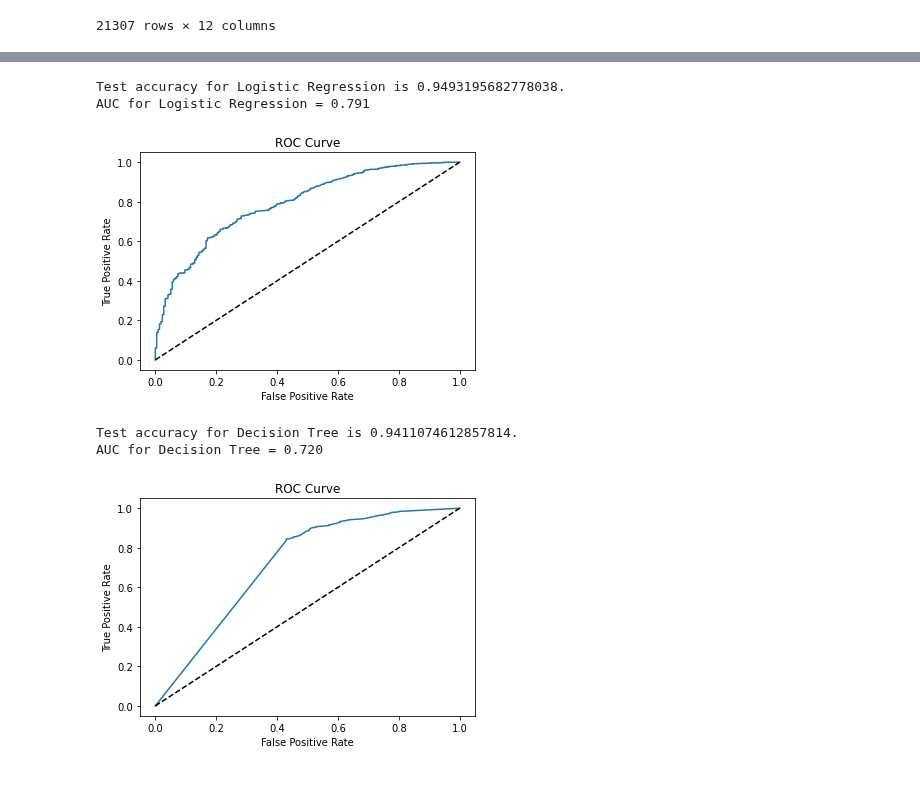
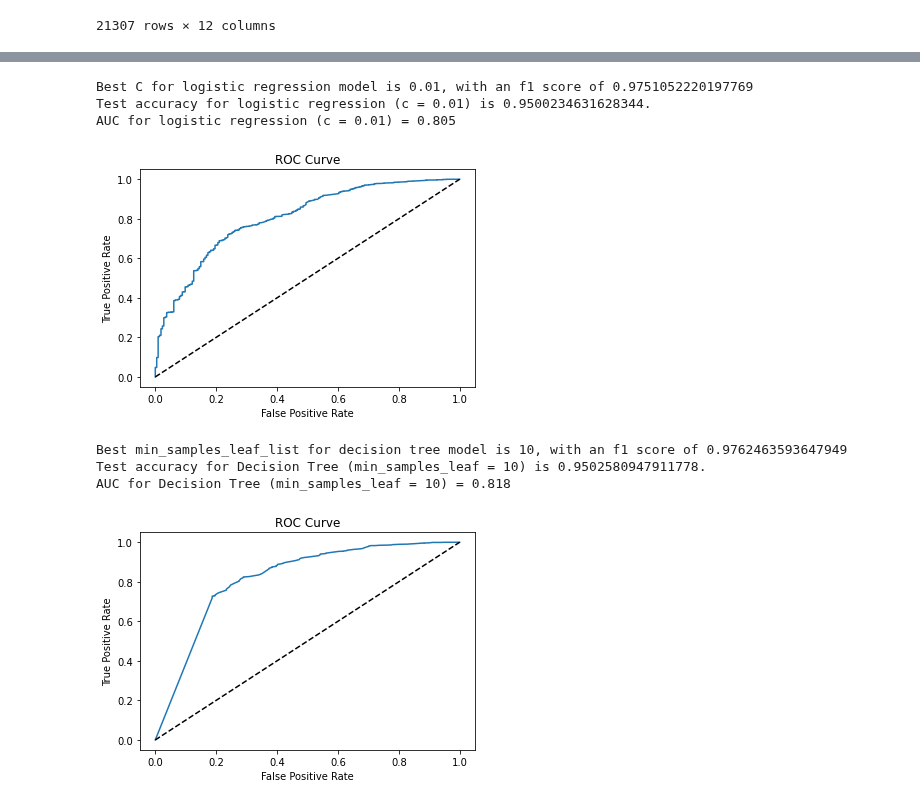
Before and after one commit to ceciliastern/ds_term_project, a Jupyter notebook: Model (Snapshot) - Happiness Dataset.ipynb, the cells around one changed output, grey strips where cells are left out. Cells and saved outputs as stored; diff of their text form; code cells hidden in the pictures.

```diff
--- a/Model (Snapshot) - Happiness Dataset.ipynb
+++ b/Model (Snapshot) - Happiness Dataset.ipynb
@@ -359,6 +359,14 @@ predictors = ['period', 'vote_mean', 'vote_count', 'commentId_count',
               'likes_sum', 'likes_mean', 'dislikes_sum','dislikes_mean',
               'commentLen_mean']
 # %%
+from sklearn.linear_model import LogisticRegression
+from sklearn.tree import DecisionTreeClassifier
+from sklearn.neighbors import KNeighborsClassifier
+from sklearn import metrics
+from sklearn.model_selection import cross_val_score
+
+
+# Train and test a single model and report its accuracy, roc, and auc
 def runModel(model, x_train, y_train, x_test, y_test, model_name):
     model.fit(x_train, y_train)
     y_pred = model.predict(x_test)
@@ -379,25 +387,51 @@ def runModel(model, x_train, y_train, x_test, y_test, model_name):
     print ("AUC for {0} = {1:.3f}".format(model_name,
                                           metrics.roc_auc_score(y_test,
                                                                 probs)))
+
+def paramsSweep(models, x_train, y_train, params, param_name, model_name):
+    best_f1 = -1
+    best_idx = -1
+    for i in range(len(models)):
+        avg_f1 = cross_val_score(models[i], x_train, y_train, cv=5,
+                                 scoring="f1").mean()
+        best_idx = i if avg_f1 > best_f1 else best_idx
+        best_f1 = max(avg_f1, best_f1)
+
+    best_param = params[best_idx]
+    best_model = models[best_idx]
+
+    print(f"Best {param_name} for {model_name} is {best_param}, " +
+          f"with an f1 score of {best_f1}")
+    return best_model, best_f1
 # %%
-from sklearn.linear_model import LogisticRegression
-from sklearn import metrics
+# train and tune models
+# Logistic regression
+C_list = [0.01, 0.03, 0.1, 0.3, 1, 3]
+lr_models = [LogisticRegression(C=i, max_iter=500) for i in C_list]
+best_model, best_f1 = paramsSweep(lr_models, x_train[predictors],
+                                  x_train[target], C_list, "C",
+                                  "logistic regression model")
 
-model = LogisticRegression(solver='liblinear')
-runModel(model, x_train[predictors], x_train[target],
-         x_test[predictors], x_test[target], model_name="Logistic Regression")
+runModel(best_model, x_train[predictors], x_train[target],
+          x_test[predictors], x_test[target],
+          model_name=f"logistic regression (c = {best_model.C})")
 # %% [output]
-Test accuracy for Logistic Regression is 0.9493195682778038.
-AUC for Logistic Regression = 0.791
+Best C for logistic regression model is 0.01, with an f1 score of 0.9751052220197769
+Test accuracy for logistic regression (c = 0.01) is 0.9500234631628344.
+AUC for logistic regression (c = 0.01) = 0.805
-[figure, old version]
+[figure, new version]
 # %%
-from sklearn.tree import DecisionTreeClassifier
-
-dt_model = DecisionTreeClassifier()
-runModel(dt_model, x_train[predictors], x_train[target],
-         x_test[predictors], x_test[target], "Decision Tree")
+min_samples_leaf_list = [10, 30, 100, 300, 1000, 3000]
+dt_models = [DecisionTreeClassifier(min_samples_leaf=i) for i in min_samples_leaf_list]
+best_model, best_f1 = paramsSweep(dt_models, x_train[predictors],
+                                  x_train[target], min_samples_leaf_list,
+                                  "min_samples_leaf_list", "decision tree model")
+runModel(best_model, x_train[predictors], x_train[target],
+          x_test[predictors], x_test[target],
+          f"Decision Tree (min_samples_leaf = {best_model.min_samples_leaf})")
 # %% [output]
-Test accuracy for Decision Tree is 0.9411074612857814.
-AUC for Decision Tree = 0.720
+Best min_samples_leaf_list for decision tree model is 10, with an f1 score of 0.9762463593647949
+Test accuracy for Decision Tree (min_samples_leaf = 10) is 0.9502580947911778.
+AUC for Decision Tree (min_samples_leaf = 10) = 0.818
-[figure, old version]
+[figure, new version]
 # %%
```
Also changed, not shown: parts of 2 cells of this notebook.
